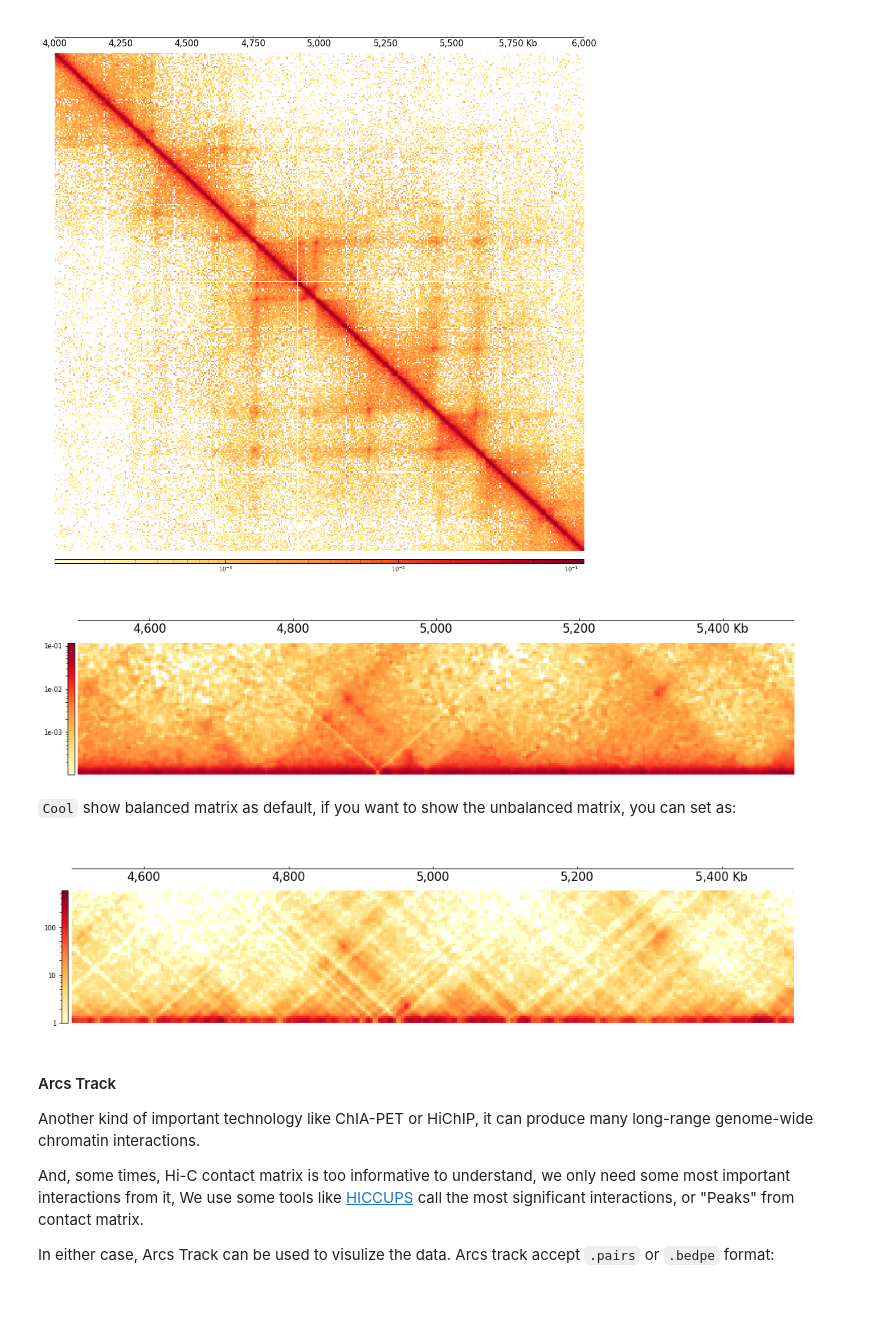
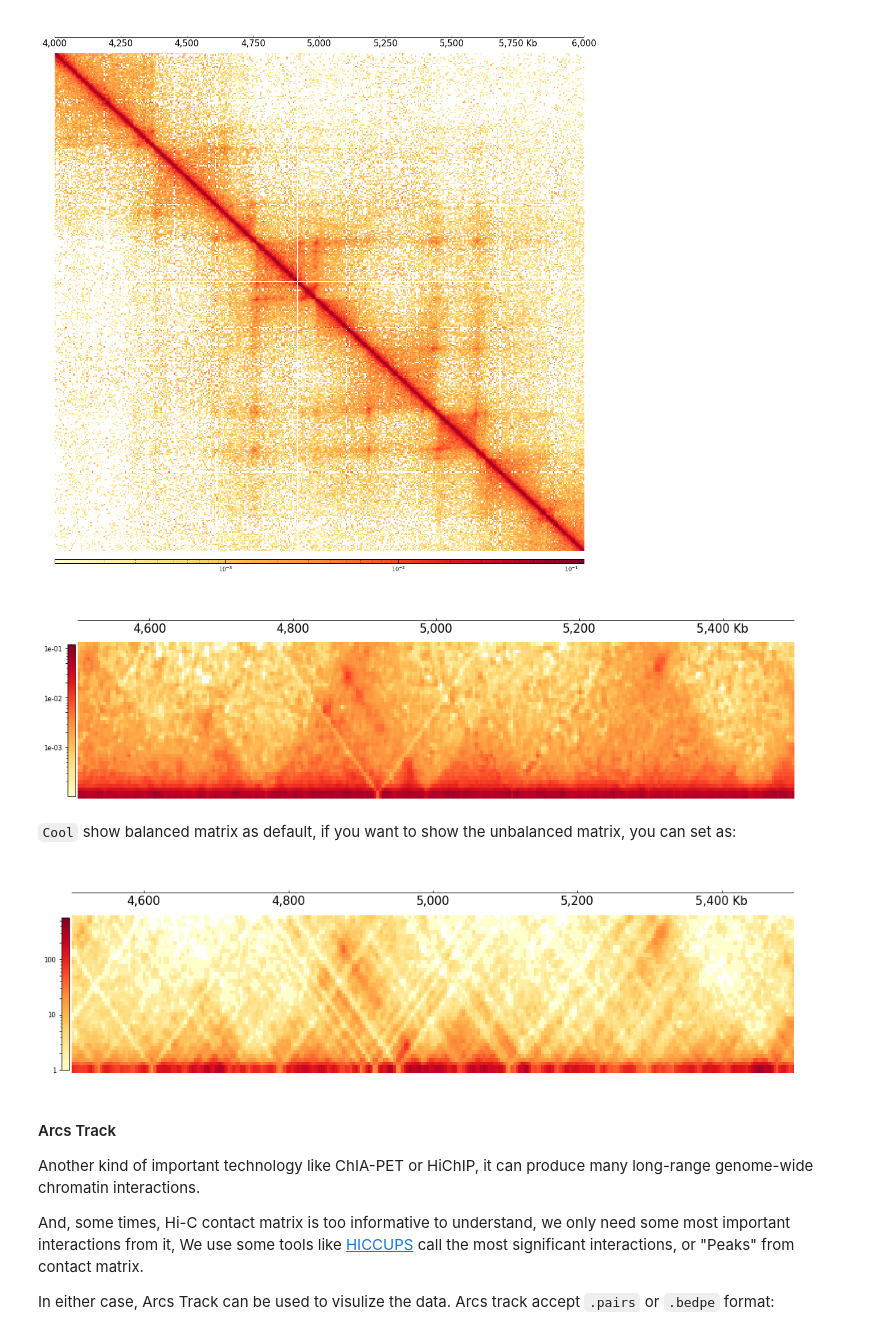
Before and after one commit to GangCaoLab/CoolBox, a Jupyter notebook: docs/quick_start_API.ipynb, the cells around one changed output. Drawn from its saved outputs; the diff is of its cells as text; code cells hidden in the pictures; blank space fills up the shorter version.

```diff
--- a/docs/quick_start_API.ipynb
+++ b/docs/quick_start_API.ipynb
@@ -147,17 +148,17 @@ frame.plot(TEST_RANGE)
 # %% [output]
 [figure]
 # %%
-frame = XAxis() + HiCMat(f"{DATA_DIR}/cool_{RANGE_MARK}.mcool", style='window', depth_ratio=0.4)
+frame = XAxis() + HiCMat(f"{DATA_DIR}/cool_{RANGE_MARK}.mcool", style='window', depth_ratio=0.3)
 frame.plot("chr9:4500000-5500000")
 # %% [output]
-[figure, old version]
+[figure, new version]
 # %% [markdown]
 `Cool` show balanced matrix as default, if you want to show the unbalanced matrix, you can set as:
 # %%
-frame = XAxis() + HiCMat(f"{DATA_DIR}/cool_{RANGE_MARK}.mcool", style='window', depth_ratio=0.4, balance=False) + MinValue(1)
+frame = XAxis() + HiCMat(f"{DATA_DIR}/cool_{RANGE_MARK}.mcool", style='window', depth_ratio=0.3, balance=False) + MinValue(1)
 frame.plot("chr9:4500000-5500000")
 # %% [output]
-[figure, old version]
+[figure, new version]
 # %% [markdown]
 #### Arcs Track
 
```
Also changed, not shown: parts of 4 cells of this notebook, 19 other files.
